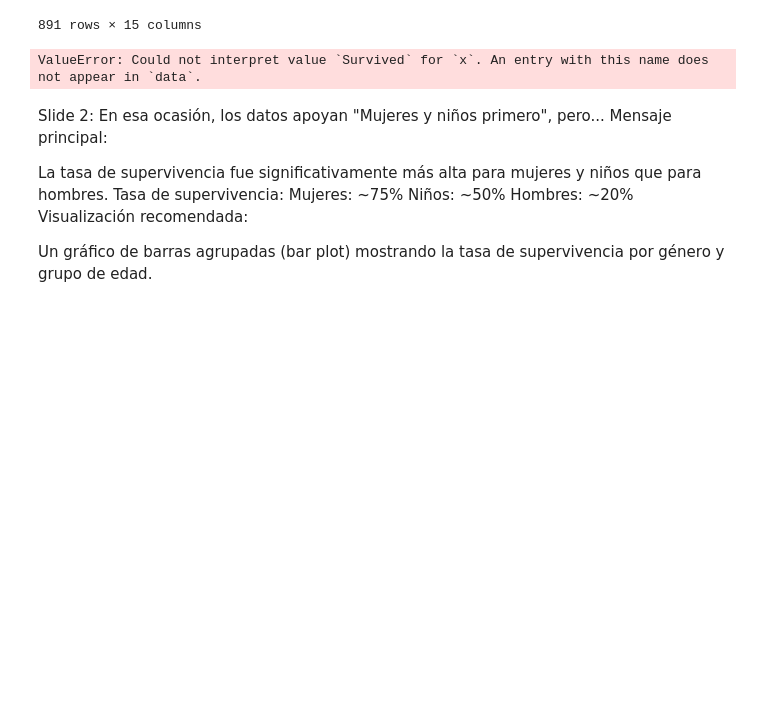
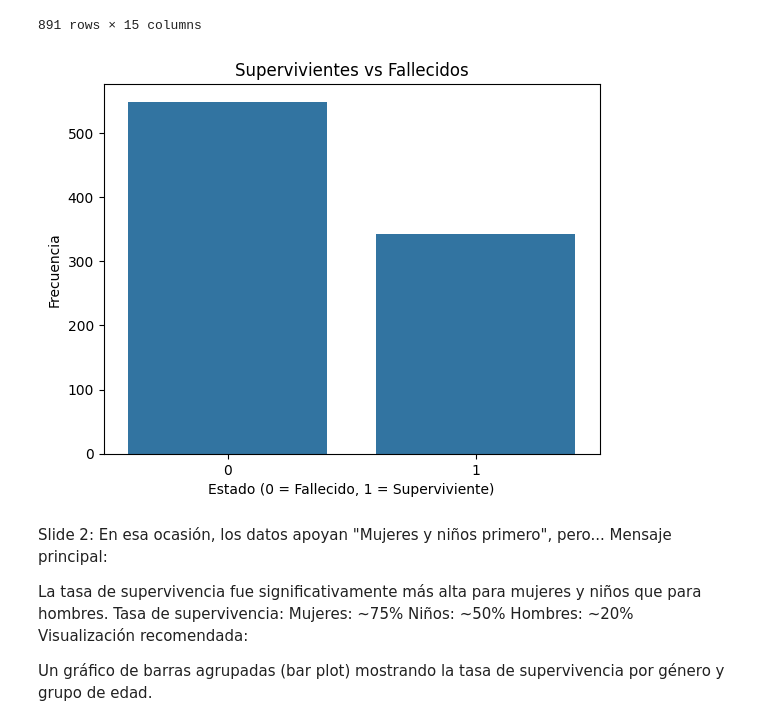
Before and after one commit to hardrockcae/hardrockcae-CAE-settings, a Jupyter notebook: 18_Practica_Obligatoria_Visualizacion_Presentacion.ipynb, the cells around one changed output. Saved outputs shown, nothing was run; the diff lists cells and outputs as text; code cells hidden in the pictures; blank space fills up the shorter version.

```diff
--- a/18_Practica_Obligatoria_Visualizacion_Presentacion.ipynb
+++ b/18_Practica_Obligatoria_Visualizacion_Presentacion.ipynb
@@ -459,24 +317,3 @@ Sobrevivieron: ~32%
 Fallecieron: ~68%
 # %%
 file_path_titanic = r"C:\Users\hp\Desktop\Python Scripts\titanic.csv"
-# %%
-import pandas as pd
-
-# Ruta del archivo Titanic
-file_path_titanic = r"C:\Users\hp\Desktop\Python Scripts\titanic.csv"
-
-# Intentar leer el archivo en un DataFrame
-try:
-    # Cargar el archivo CSV en un DataFrame
-    df_titanic = pd.read_csv(file_path_titanic)
-
-    # Verificar las columnas disponibles
-    print("Columnas disponibles en el DataFrame Titanic:")
-    print(df_titanic.columns.tolist())
-
-    # Mostrar las primeras filas del DataFrame para confirmar
-    print("\nPrimeras filas del DataFrame Titanic:")
-    print(df_titanic.head())
-
-except Exception as e:
-    print(f"Error al cargar el archivo Titanic: {e}")
@@ -517,18 +336,18 @@ df_titanic
 # %%
 import seaborn as sns
 import matplotlib.pyplot as plt
 
 # Asegúrate de que df_titanic está definido y cargado
 # sns.countplot para generar el gráfico
-sns.countplot(data=df_titanic, x='Survived')
+sns.countplot(data=df_titanic, x='survived')
 plt.title('Supervivientes vs Fallecidos')
 plt.xlabel('Estado (0 = Fallecido, 1 = Superviviente)')
 plt.ylabel('Frecuencia')
 
 # Mostrar la gráfica
 plt.show()
 # %% [output]
-ValueError: Could not interpret value `Survived` for `x`. An entry with this name does not appear in `data`.
+[figure, added]
 # %% [markdown]
 Slide 2: En esa ocasión, los datos apoyan "Mujeres y niños primero", pero...
 Mensaje principal:
```
Also changed, not shown: parts of 29 cells of this notebook.
